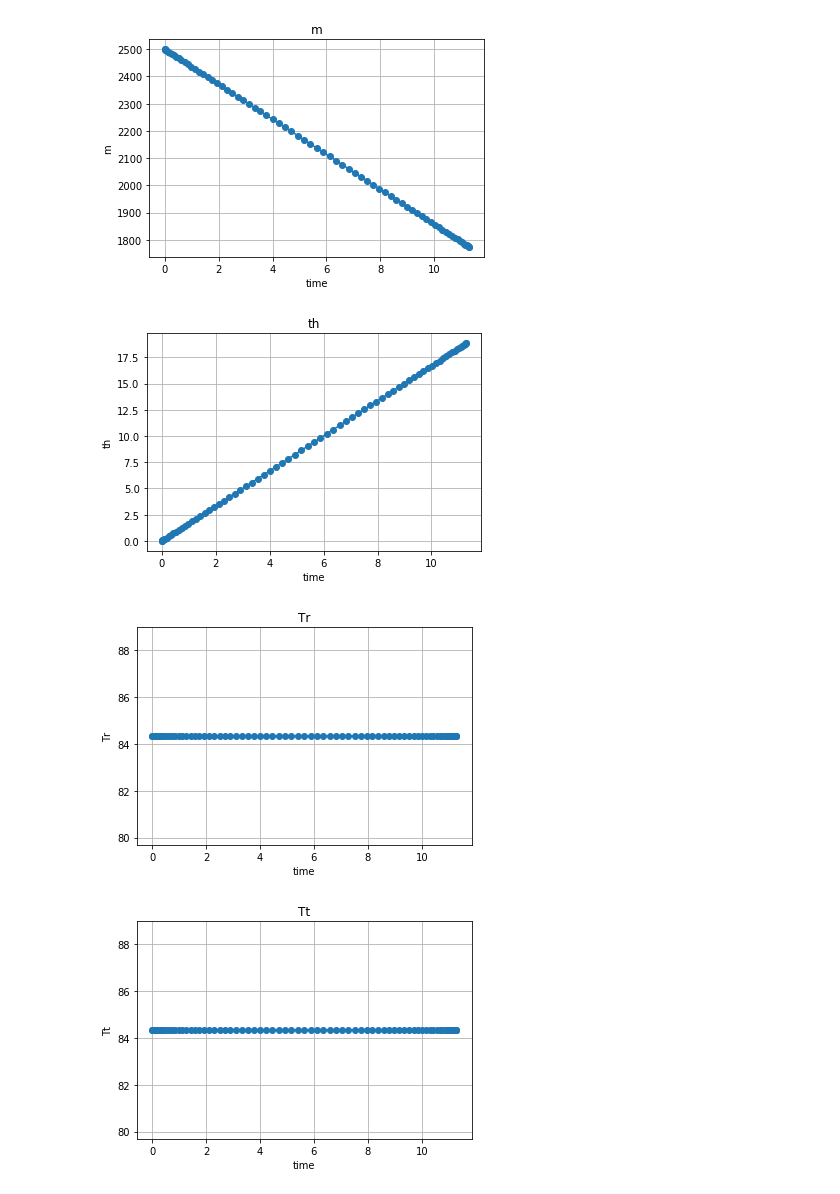
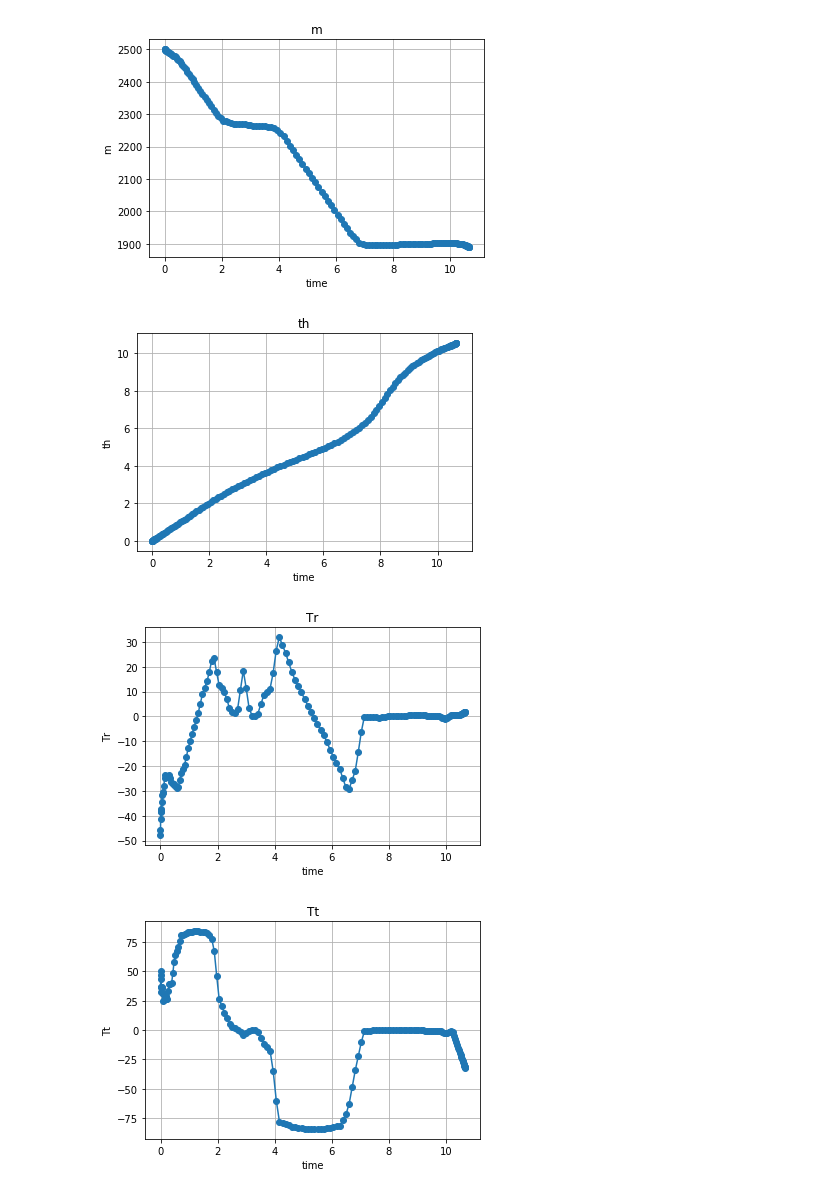
Before and after one commit to iamxanadu/GMAT-SaturnIcyMoonExplorer, a Jupyter notebook: Final_venus_descent_solver-with_theta_and_mass_andC3.ipynb, the cells around one changed output. Cells and saved outputs as stored; diff of their text form; code cells hidden in the pictures.

```diff
--- a/Final_venus_descent_solver-with_theta_and_mass_andC3.ipynb
+++ b/Final_venus_descent_solver-with_theta_and_mass_andC3.ipynb
@@ -186,11 +204,11 @@ plt.ion()
 obj = Orbiter()
 
 
-time_init = [0.0, 1.8*obj.year/obj.tref]
-n = [75]
+time_init = [0.0, 1.7*obj.year/obj.tref]
+n = [150]
 num_states = [5]
 num_controls = [2]
-max_iteration = 7
+max_iteration = 5
 
 flag_savefig = False
 
@@ -215,7 +233,7 @@ Tt_init = Guess.linear(prob.time_all_section, obj.T_max, obj.T_max)
 
 
 #set guesses
-if 1:
+if 0:
     prob.set_states_all_section(0, r_init)
     prob.set_states_all_section(1, vr_init)
     prob.set_states_all_section(2, vt_init)
@@ -251,7 +269,7 @@ Guess.plot(prob.time_all_section, prob.controls_all_section(1), "Tt", "time", "T
-[figure, old version]
+[figure, new version]
-[figure, old version]
+[figure, new version]
-[figure, old version]
+[figure, new version]
-[figure, old version]
+[figure, new version]
 # %%
 
 
```
Also changed, not shown: parts of 23 cells of this notebook, 28 other files.
